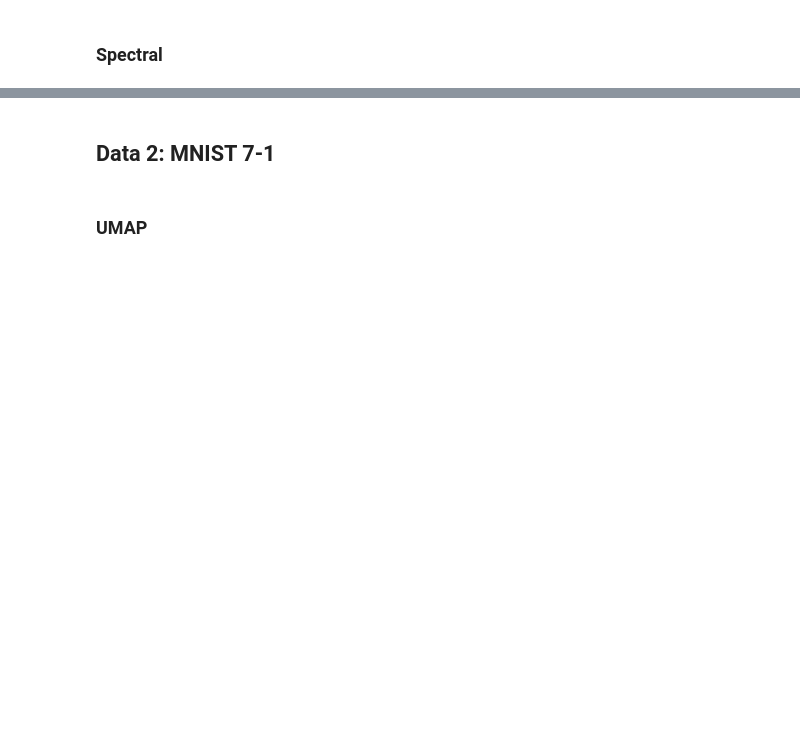
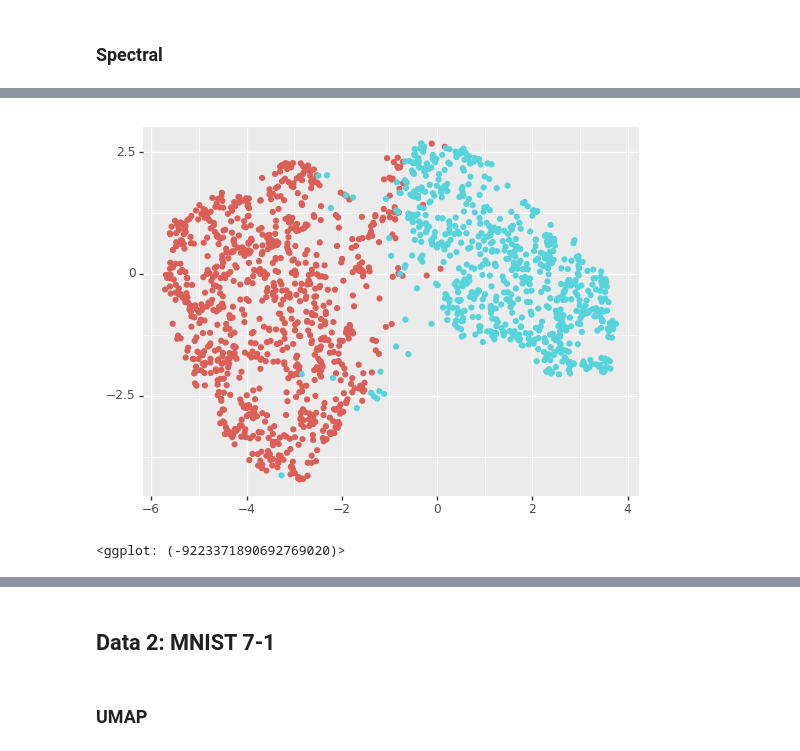
Before and after one commit to violetr/fem, a Jupyter notebook: python/experiments-MNIST.ipynb, the cells around one changed output, grey strips where cells are left out. Drawn from its saved outputs; the diff is of its cells as text; code cells hidden in the pictures; blank space fills up the shorter version.

```diff
--- a/python/experiments-MNIST.ipynb
+++ b/python/experiments-MNIST.ipynb
@@ -419,5 +339,10 @@ plt.show()
 em['spectral'] = spectral.labels_.astype(str)
 gg = ggplot(aes(x='A', y='B', color='spectral'), data=em)+geom_point()+ scale_color_discrete(guide=False)+ labs(x = "", y = "")
 gg.save("MNIST38_spectral.png",dpi =300)
+# %%
+gg
+# %% [output]
+[figure, added]
+<ggplot: (-9223371890692769020)>
 # %%
 print('ACU: ', acc(mnist_labels, spectral.labels_.astype(int)))
```
Also changed, not shown: parts of 66 cells of this notebook, 2 other files.
